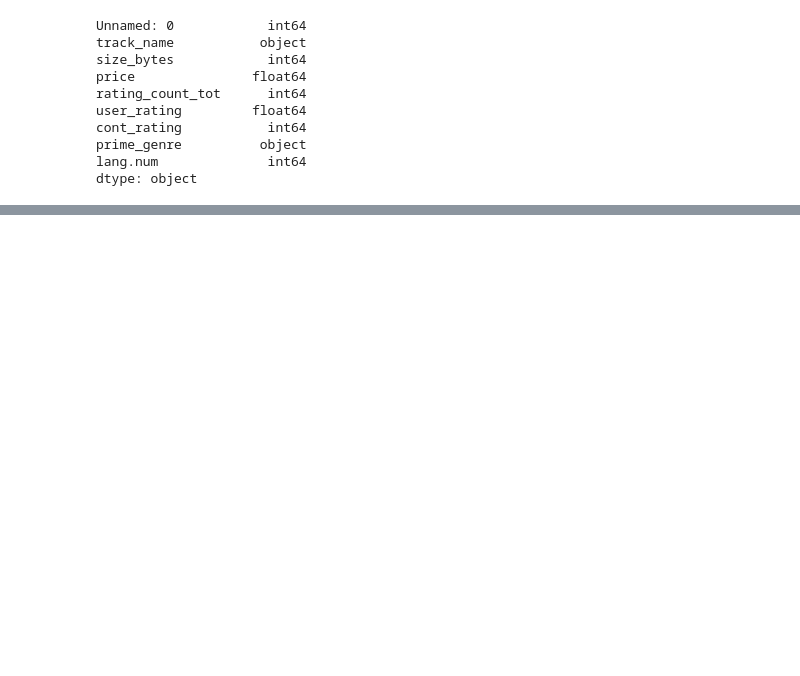
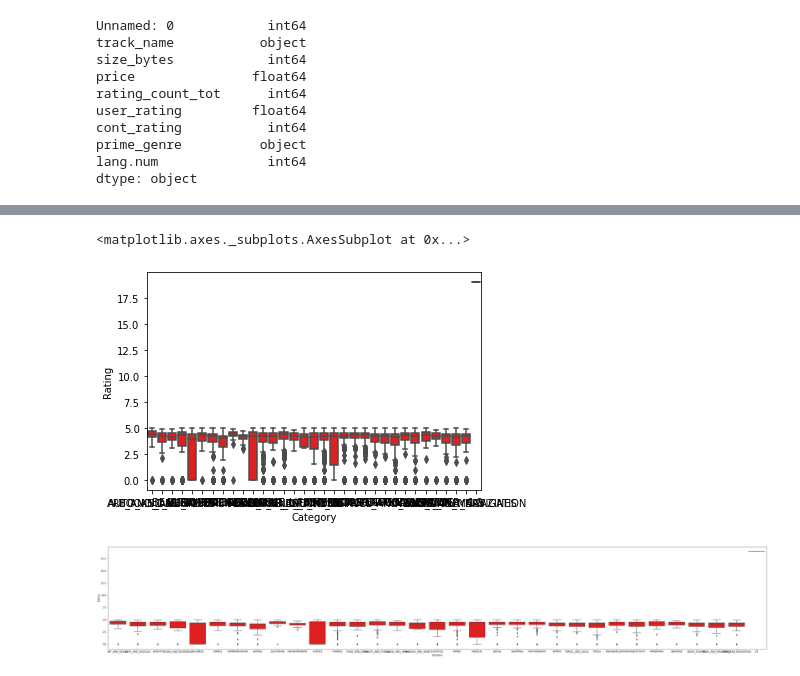
Before and after one commit to IvanCampos11/Build-Week-Project, a Jupyter notebook: Build_Week_Project.ipynb, the cells around one changed output, grey strips where cells are left out. Cells and saved outputs as stored; diff of their text form; code cells hidden in the pictures; blank space fills up the shorter version.

Commit message:
Adding Graphs

```diff
--- a/Build_Week_Project.ipynb
+++ b/Build_Week_Project.ipynb
@@ -202,0 +218,3 @@ plt.show()
+# %%
+indexNames = android['Category'][ android['Category'] == 'GAME' ].index
+android['Category'].drop(indexNames , inplace=True)
@@ -202,0 +226,8 @@ plt.show()
+# %%
+sns.boxplot(data=android,x='Category',y='Rating',color='red')
+plt.figure(figsize=(50,8))
+sns.boxplot(data=android,x='Category',y='Rating',color='red')
+# %% [output]
+<matplotlib.axes._subplots.AxesSubplot at 0x...>
+[figure, added]
+[figure, added]
```
Also changed, not shown: parts of 7 cells of this notebook.
